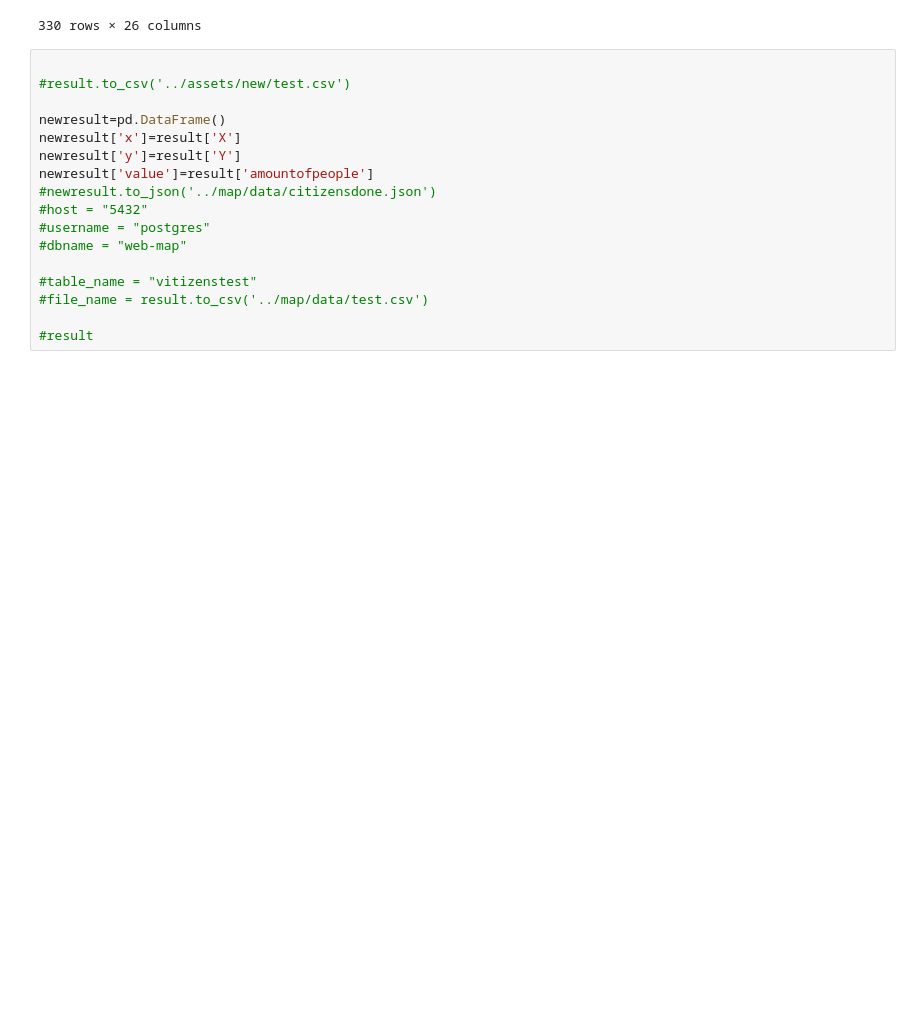
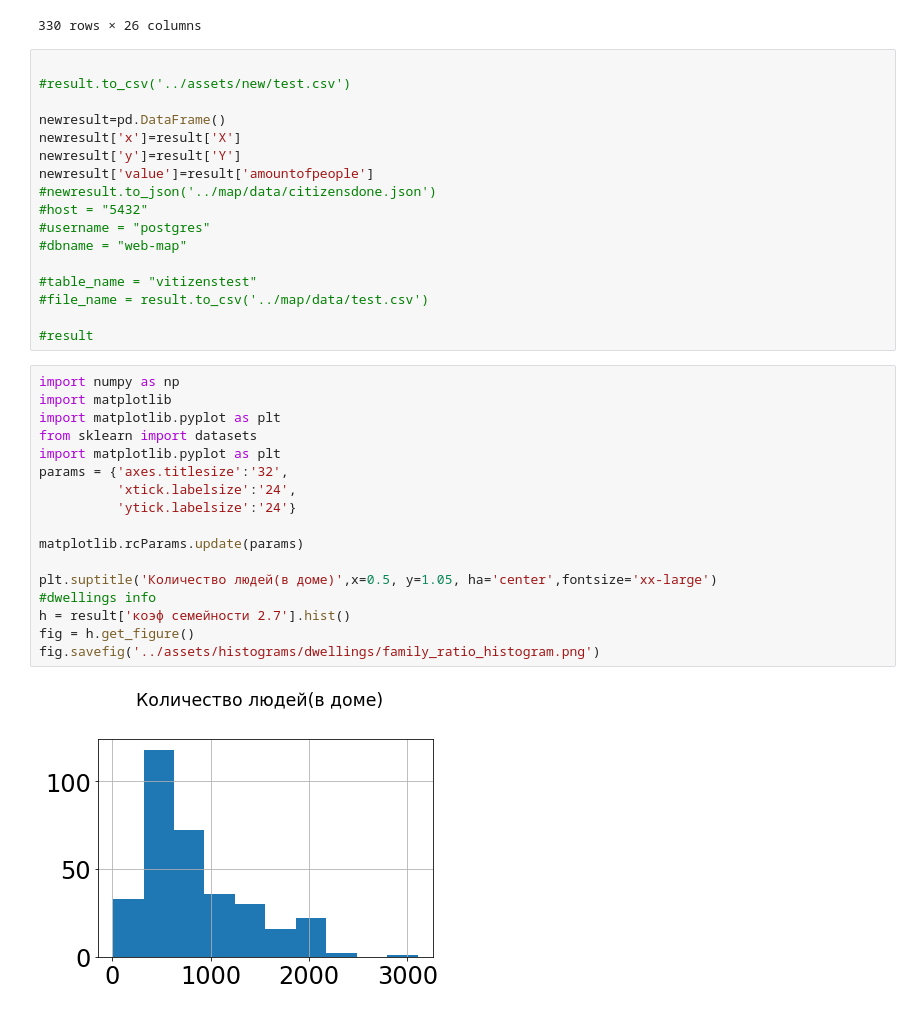
Before and after one commit to brieflywriting/project, a Jupyter notebook: pyscripts/pandastest.ipynb, the cells around one changed output. Cells and saved outputs as stored; diff of their text form; blank space fills up the shorter version.

Commit message:
Histograms

```diff
--- a/pyscripts/pandastest.ipynb
+++ b/pyscripts/pandastest.ipynb
@@ -209,3 +206,22 @@ newresult['value']=result['amountofpeople']
 #file_name = result.to_csv('../map/data/test.csv')
 
 #result
+# %%
+import numpy as np
+import matplotlib
+import matplotlib.pyplot as plt
+from sklearn import datasets
+import matplotlib.pyplot as plt
+params = {'axes.titlesize':'32',
+          'xtick.labelsize':'24',
+          'ytick.labelsize':'24'}
+
+matplotlib.rcParams.update(params)
+
+plt.suptitle('Количество людей(в доме)',x=0.5, y=1.05, ha='center',fontsize='xx-large')
+#dwellings info
+h = result['коэф семейности 2.7'].hist()
+fig = h.get_figure()
+fig.savefig('../assets/histograms/dwellings/family_ratio_histogram.png')
+# %% [output]
+[figure, added]
```
Also changed, not shown: parts of 13 cells of this notebook, 39 other files.
